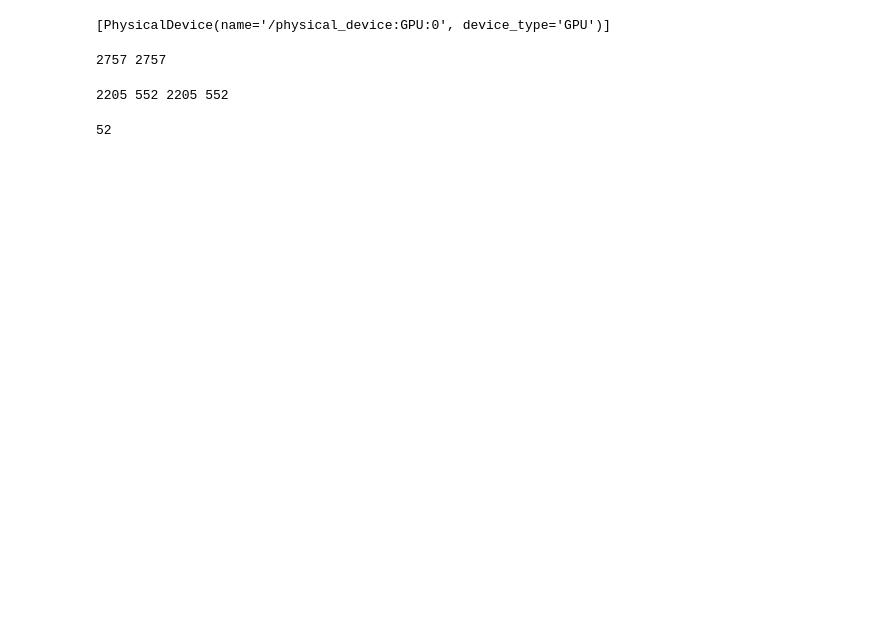
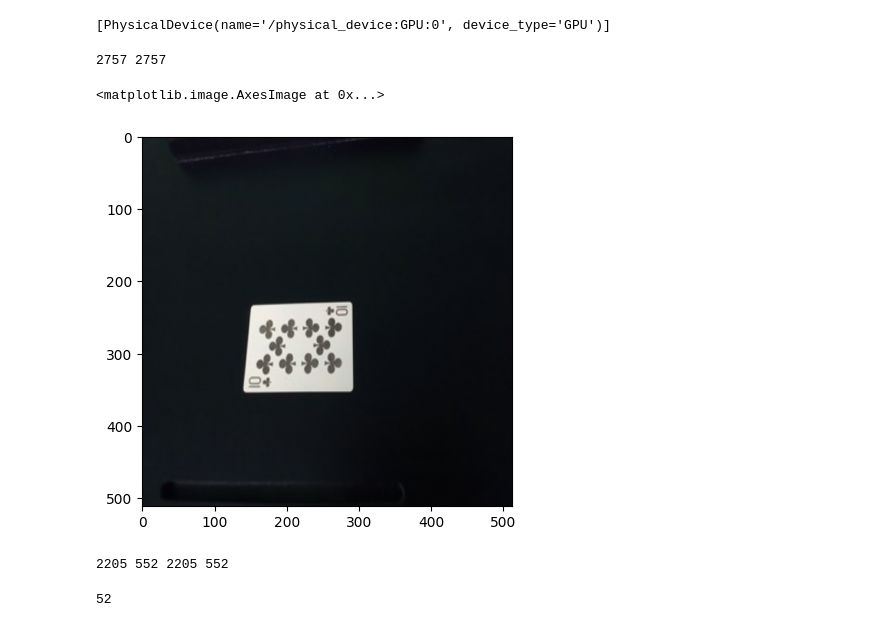
Before and after one commit to Ittizaemon/trumpcard-ai, a Jupyter notebook: notebooks/trump_keras.ipynb, the cells around one changed output. Cells and saved outputs as stored; diff of their text form; code cells hidden in the pictures; blank space fills up the shorter version.

```diff
--- a/notebooks/trump_keras.ipynb
+++ b/notebooks/trump_keras.ipynb
@@ -42,15 +43,21 @@ def inexclusion(num: int):
 #ファイルを1000個まで抽出する（データが膨大なため）
 # files, df_label = inexclusion(2000)
 # %%
-#リストに格納
+#リストに格納し、256*256にリサイズ
 file_list = []
 for file in files:
   f = cv2.imread(file)
-  f = cv2.resize(f, (256, 256))
+  f = cv2.resize(f, (512, 512))
   file_list.append(f)
-
+#画素値を正規化
+file_list = [file.astype(float)/255 for file in file_list]
 #要素数の確認
 print(len(file_list),len(df_label))
 # %% [output]
 2757 2757
+# %%
+plt.imshow(file_list[0])
+# %% [output]
+<matplotlib.image.AxesImage at 0x...>
+[figure, added]
 # %%
```
Also changed, not shown: parts of 10 cells of this notebook, 2 other files.
